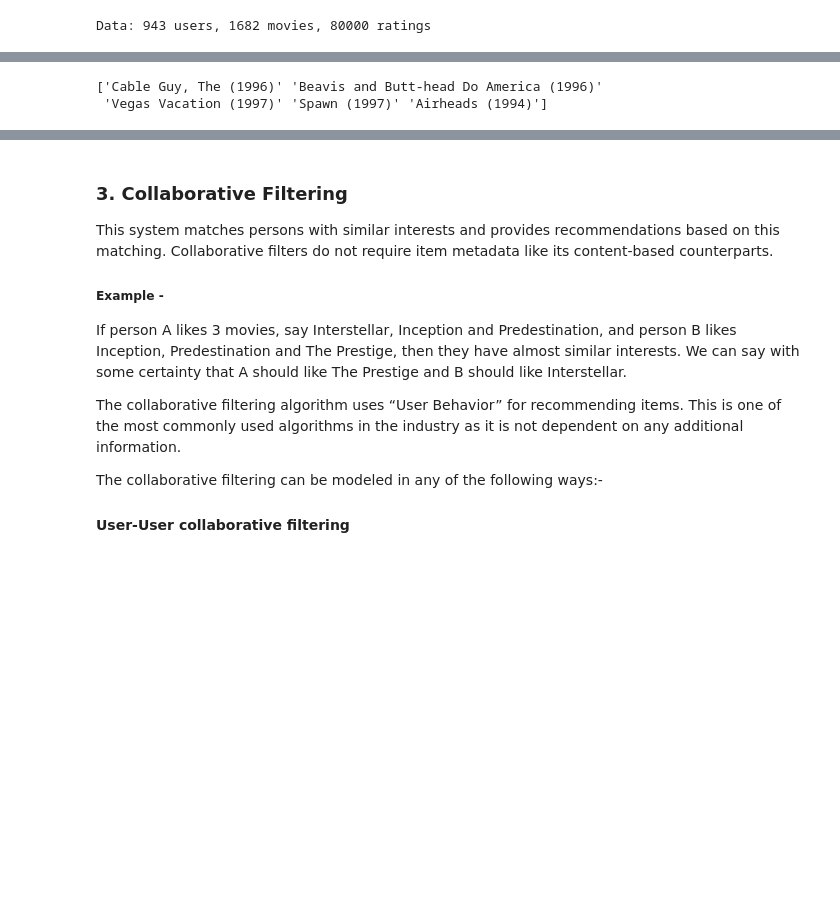
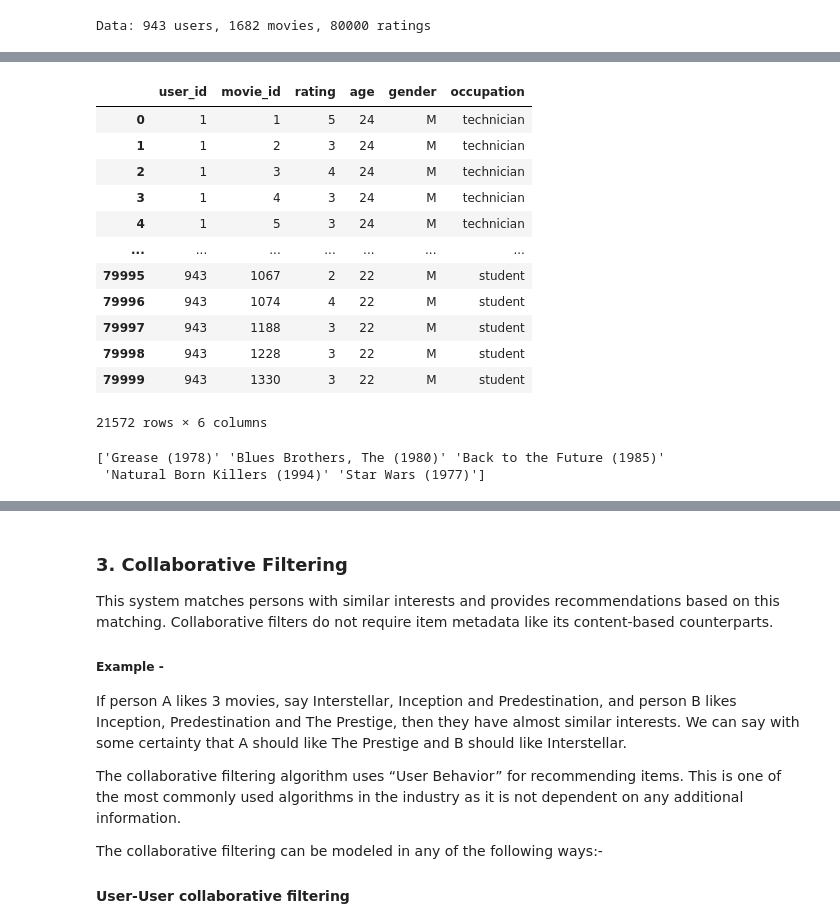
Before and after one commit to jiwidi/MIARFID, a Jupyter notebook: SCAR/Movie-Recommendation.ipynb, the cells around one changed output, grey strips where cells are left out. Drawn from its saved outputs; the diff is of its cells as text; code cells hidden in the pictures; blank space fills up the shorter version.

```diff
--- a/SCAR/Movie-Recommendation.ipynb
+++ b/SCAR/Movie-Recommendation.ipynb
@@ -6,7 +6,7 @@ import pandas as pd
 import numpy as np
 from classes import User, Movie
 from scipy.stats.stats import pearsonr
-
+import tqdm
 
 # Genres
 generos = pd.read_csv("data/genre.txt", names=["genre_id", "genre_name"], sep="\t")
@@ -14,7 +14,7 @@ generos = pd.read_csv("data/genre.txt", names=["genre_id", "genre_name"], sep="\
 
 # Read users
 users_df = pd.read_csv(
-    "data/users.txt", names=["user_id", "edad", "gender", "occupation"], sep="\t"
+    "data/users.txt", names=["user_id", "age", "gender", "occupation"], sep="\t"
 )
 
 # Read movies
@@ -63,6 +83,22 @@ def recommend_me_demographic(user,n):
     aux_ratings = aux_ratings.merge(films_df,on="movie_id")
     # print(aux_ratings.sort_values("score", ascending=False))
     return aux_ratings.sort_values("score")["title"].values[:n]
+# %%
+ratings[ratings["age"] < 25]
+# %% [output]
+|  | user_id | movie_id | rating | age | gender | occupation |
+| 0 | 1 | 1 | 5 | 24 | M | technician |
+| 1 | 1 | 2 | 3 | 24 | M | technician |
+| 2 | 1 | 3 | 4 | 24 | M | technician |
+| 3 | 1 | 4 | 3 | 24 | M | technician |
+| 4 | 1 | 5 | 3 | 24 | M | technician |
+| ... | ... | ... | ... | ... | ... | ... |
+| 79995 | 943 | 1067 | 2 | 22 | M | student |
+| 79996 | 943 | 1074 | 4 | 22 | M | student |
+| 79997 | 943 | 1188 | 3 | 22 | M | student |
+| 79998 | 943 | 1228 | 3 | 22 | M | student |
+| 79999 | 943 | 1330 | 3 | 22 | M | student |
+21572 rows × 6 columns
 # %%
 def get_top_n_demographic(users,n):
     top_n = defaultdict(list)
@@ -72,7 +108,7 @@ def get_top_n_demographic(users,n):
     return top_n
 # %%
 
-print(recommend_me_demographic(5,5))
+print(recommend_me_demographic("M","writer",30,40,5))
 # %% [output]
-['Cable Guy, The (1996)' 'Beavis and Butt-head Do America (1996)'
- 'Vegas Vacation (1997)' 'Spawn (1997)' 'Airheads (1994)']
+['Grease (1978)' 'Blues Brothers, The (1980)' 'Back to the Future (1985)'
+ 'Natural Born Killers (1994)' 'Star Wars (1977)']
```
Also changed, not shown: parts of 22 cells of this notebook, 19 other files.
